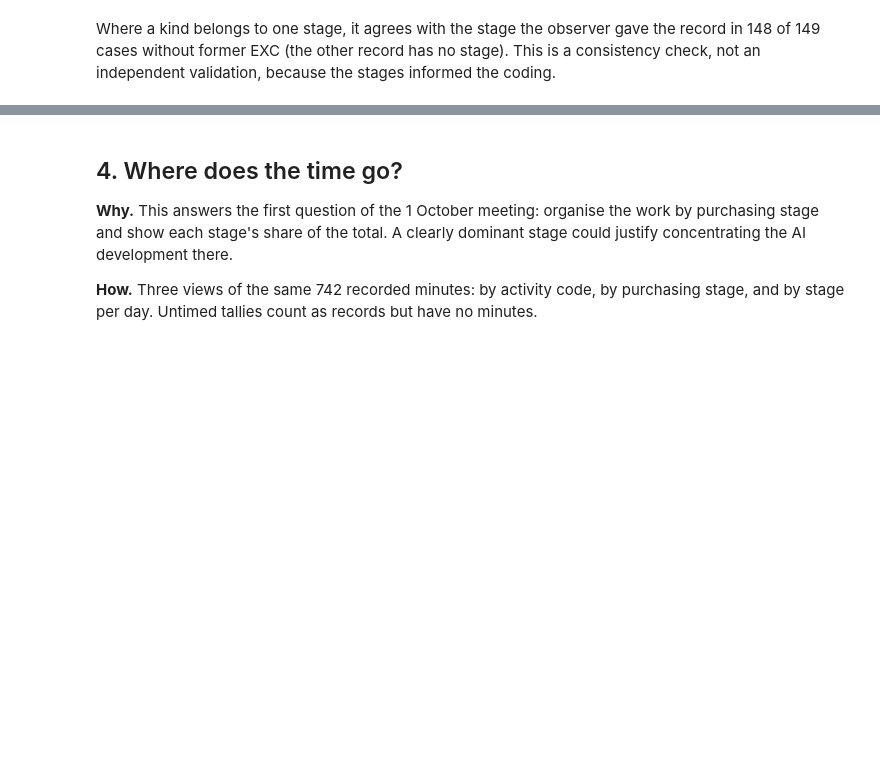
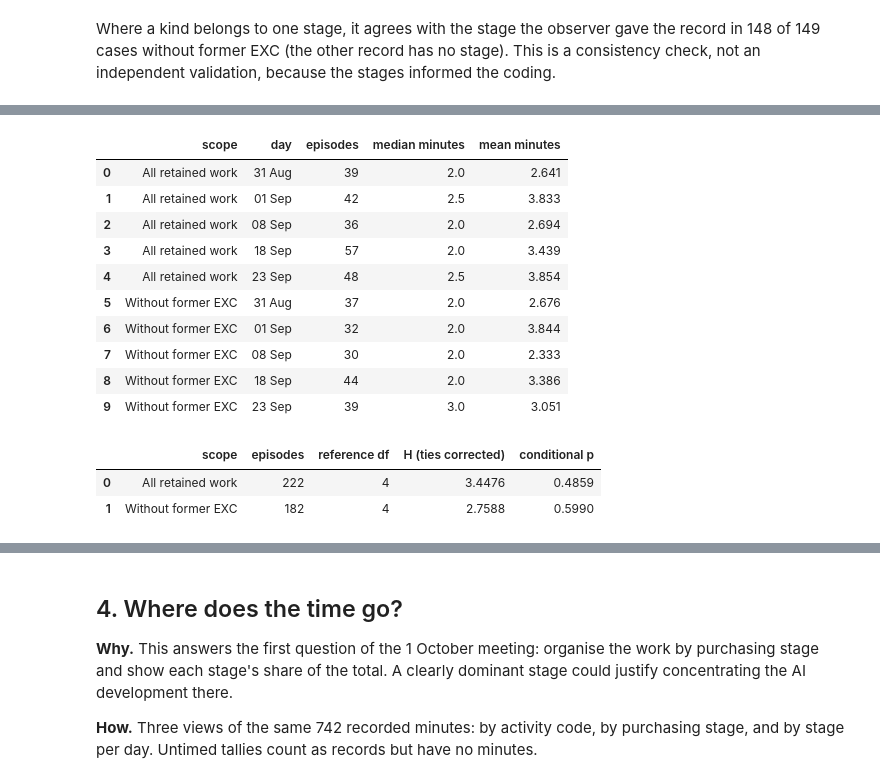
Before and after one commit to Luuuuuig/Bachelor-End-Project, a Jupyter notebook: Arno_Analysis_2026_10_02.ipynb, the cells around one changed output, grey strips where cells are left out. Saved outputs shown, nothing was run; the diff lists cells and outputs as text; code cells hidden in the pictures; blank space fills up the shorter version.

```diff
--- a/Arno_Analysis_2026_10_02.ipynb
+++ b/Arno_Analysis_2026_10_02.ipynb
@@ -598,0 +724,31 @@ Record which source records were reviewed, whether each assignment is retained o
+# %%
+kw_rows = []
+kw_daily_rows = []
+for scope_name, source in [("All retained work", included), ("Without former EXC", in_scope)]:
+    positive = source.loc[source["minutes"].gt(0)]
+    samples = [positive.loc[positive["date"].eq(day), "minutes"].to_numpy() for day in day_index]
+    result = stats.kruskal(*samples)
+    kw_rows.append([scope_name, sum(map(len, samples)), len(samples) - 1,
+                    result.statistic, result.pvalue])
+    for day, sample in zip(day_index, samples):
+        kw_daily_rows.append([scope_name, day.strftime("%d %b"), len(sample),
+                             np.median(sample), np.mean(sample)])
+kw_results = pd.DataFrame(kw_rows, columns=["scope", "episodes", "reference df", "H (ties corrected)", "conditional p"])
+kw_daily = pd.DataFrame(kw_daily_rows, columns=["scope", "day", "episodes", "median minutes", "mean minutes"])
+display(kw_daily.round(3))
+display(kw_results.round(4))
+# %% [output]
+|  | scope | day | episodes | median minutes | mean minutes |
+| 0 | All retained work | 31 Aug | 39 | 2.0 | 2.641 |
+| 1 | All retained work | 01 Sep | 42 | 2.5 | 3.833 |
+| 2 | All retained work | 08 Sep | 36 | 2.0 | 2.694 |
+| 3 | All retained work | 18 Sep | 57 | 2.0 | 3.439 |
+| 4 | All retained work | 23 Sep | 48 | 2.5 | 3.854 |
+| 5 | Without former EXC | 31 Aug | 37 | 2.0 | 2.676 |
+| 6 | Without former EXC | 01 Sep | 32 | 2.0 | 3.844 |
+| 7 | Without former EXC | 08 Sep | 30 | 2.0 | 2.333 |
+| 8 | Without former EXC | 18 Sep | 44 | 2.0 | 3.386 |
+| 9 | Without former EXC | 23 Sep | 39 | 3.0 | 3.051 |
+|  | scope | episodes | reference df | H (ties corrected) | conditional p |
+| 0 | All retained work | 222 | 4 | 3.4476 | 0.4859 |
+| 1 | Without former EXC | 182 | 4 | 2.7588 | 0.5990 |
```
Also changed, not shown: parts of 23 cells of this notebook, 19 other files.
